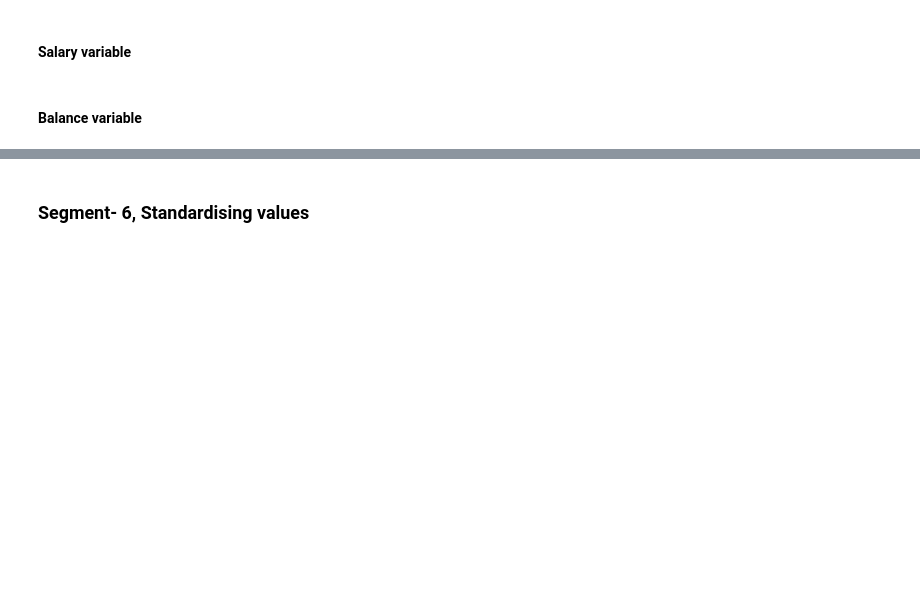
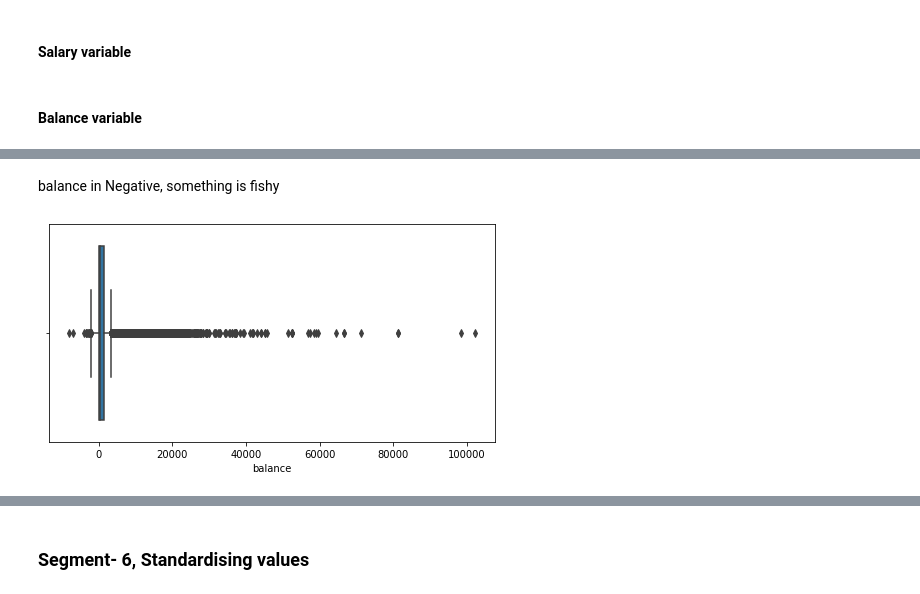
Before and after one commit to datagrad/EDA-of-Bank-Telemarketing-Campaign, a Jupyter notebook: Bank_TeleMarketing_Campaign_EDA.ipynb, the cells around one changed output, grey strips where cells are left out. Saved outputs shown, nothing was run; the diff lists cells and outputs as text; code cells hidden in the pictures; blank space fills up the shorter version.

```diff
--- a/Bank_TeleMarketing_Campaign_EDA.ipynb
+++ b/Bank_TeleMarketing_Campaign_EDA.ipynb
@@ -491,4 +655,11 @@ Major approaches to the treat outliers:
+# %% [markdown]
+balance in Negative, something is fishy
 # %%
 #plot the boxplot of balance variable.
+plt.figure(figsize=[8,4])
+sns.boxplot(df.balance)
+plt.show()
+# %% [output]
+[figure, added]
 # %%
 #plot the boxplot of balance variable after scaling in 8:2.
```
Also changed, not shown: parts of 41 cells of this notebook.
